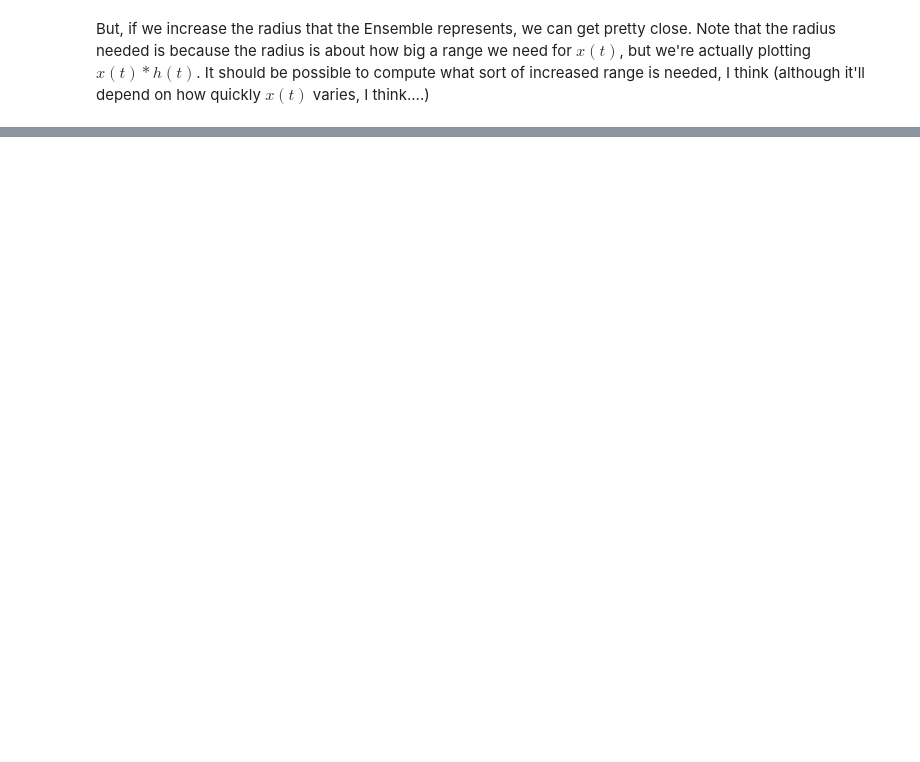
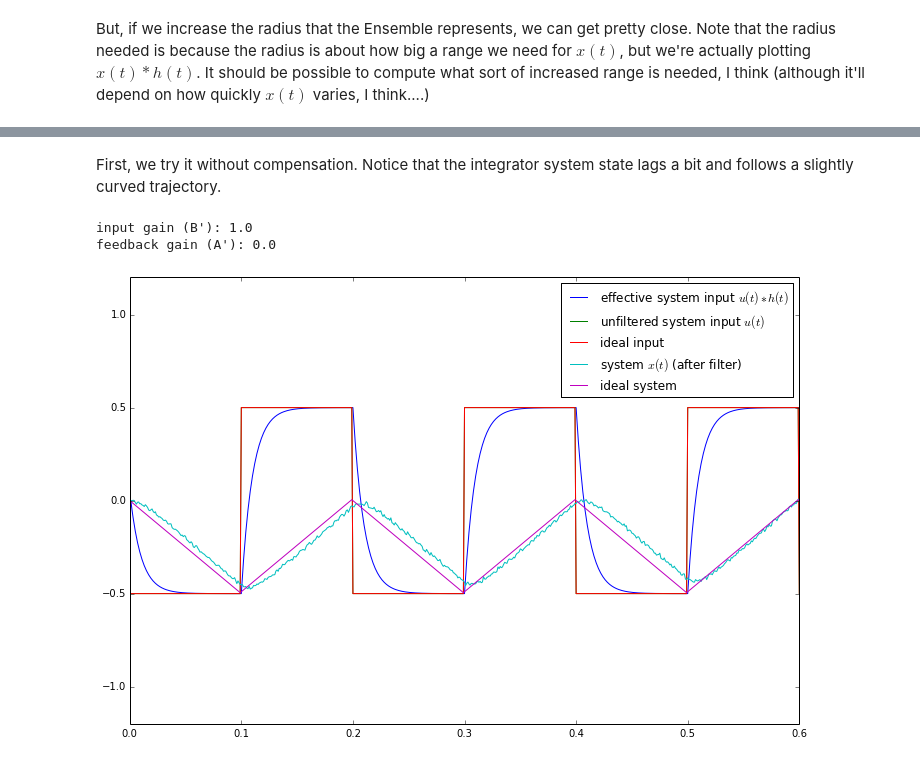
Before and after one commit to tcstewar/testing_notebooks, a Jupyter notebook: Dynamic Compensation.ipynb, the cells around one changed output, grey strips where cells are left out. Cells and saved outputs as stored; diff of their text form; code cells hidden in the pictures; blank space fills up the shorter version.

Commit message:
Added use for input to dynamics

```diff
--- a/Dynamic Compensation.ipynb
+++ b/Dynamic Compensation.ipynb
@@ -83,0 +92,37 @@ feedback gain (A'): -9.0
+# %%
+def test_inputs(n_neurons=100, synapse=0.01, desired_synapse=0.001, dt=0.001, radius=1):
+    model = nengo.Network()
+    with model:
+        stimulus = nengo.Node(lambda t: int(t*10) % 2 - 0.5)  # square wave
+        dyn = DynamicCompensation(synapse=synapse, desired_synapse=desired_synapse,
+                                  n_neurons=n_neurons, dimensions=1, radius=radius)
+        nengo.Connection(stimulus, dyn.input, synapse=None)
+        dyn.ensemble.neuron_type=nengo.Direct()
+
+        system = nengo.Ensemble(500, 1)
+        nengo.Connection(system, system, synapse=synapse)
+        nengo.Connection(dyn.output, system, synapse=synapse, transform=synapse*10)
+
+        probe_stim = nengo.Probe(stimulus, synapse=None)
+        probe = nengo.Probe(dyn.output, synapse=synapse)
+        probe_unfilt = nengo.Probe(dyn.output, synapse=None)
+        probe_sys = nengo.Probe(system, synapse=synapse)
+    sim = nengo.Simulator(model, dt=dt)
+    sim.run(0.6, progress_bar=False)
+    figure(figsize=(12,8))
+    plot(sim.trange(), sim.data[probe], label='effective system input $u(t)*h(t)$')
+    plot(sim.trange(), sim.data[probe_unfilt], label='unfiltered system input $u(t)$')
+    plot(sim.trange(), sim.data[probe_stim], label='ideal input')
+    plot(sim.trange(), sim.data[probe_sys], label='system $x(t)$ (after filter)')
+    plot(sim.trange(), np.cumsum(sim.data[probe_stim])*dt*10, label='ideal system')
+    ylim(-1.2, 1.2)
+    legend(loc='upper right')
+    show()
+# %% [markdown]
+First, we try it without compensation.  Notice that the integrator system state lags a bit and follows a slightly curved trajectory.
+# %%
+test_inputs(desired_synapse=0.01)
+# %% [output]
+input gain (B'): 1.0
+feedback gain (A'): 0.0
+[figure, added]
```
Also changed, not shown: parts of 7 cells of this notebook.
